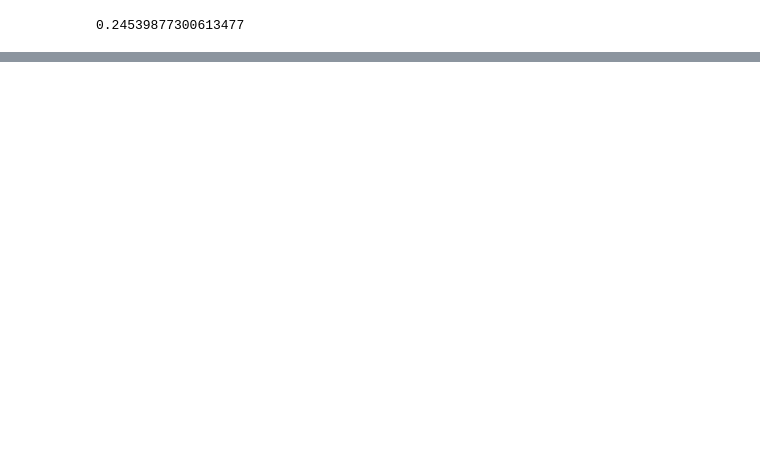
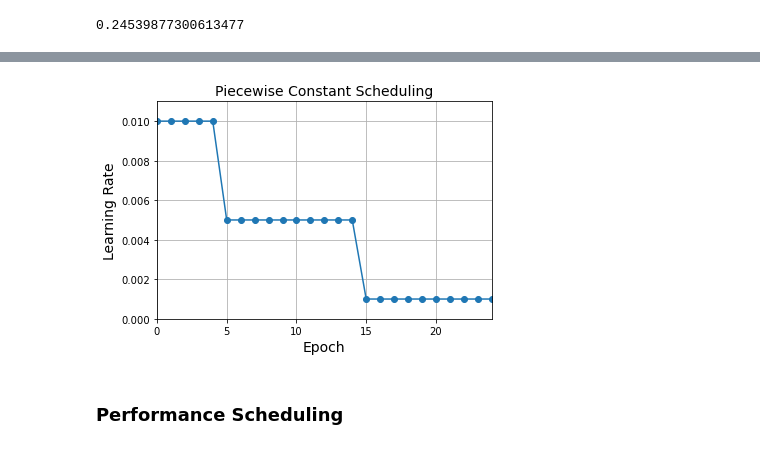
Before and after one commit to FaustoJuarez/Data-Science-Journey, a Jupyter notebook: Training Deep Neural Networks.ipynb, the cells around one changed output, grey strips where cells are left out. Drawn from its saved outputs; the diff is of its cells as text; code cells hidden in the pictures; blank space fills up the shorter version.

```diff
--- a/Training Deep Neural Networks.ipynb
+++ b/Training Deep Neural Networks.ipynb
@@ -529,0 +1183,29 @@ model_B_on_A.evaluate(X_test_B, y_test_B)
+# %%
+def piecewise_constant_fn(epoch):
+    if epoch < 5:
+        return 0.01
+    elif epoch < 15:
+        return 0.005
+    else:
+        return 0.001
+# %%
+def piecewise_constant(boundaries, values):
+    boundaries = np.array([0] + boundaries)
+    values = np.array(values)
+    def piecewise_constant_fn(epoch):
+        return values[(boundaries > epoch).argmax() - 1]
+    return piecewise_constant_fn
+
+piecewise_constant_fn = piecewise_constant([5, 15], [0.01, 0.005, 0.001])
+# %%
+n_epochs = 25
+
+lr_scheduler = tf.keras.callbacks.LearningRateScheduler(piecewise_constant_fn)
+
+model = build_model()
+optimizer = tf.keras.optimizers.Nadam(learning_rate=lr0)
+model.compile(loss="sparse_categorical_crossentropy", optimizer=optimizer,
+              metrics=["accuracy"])
+history = model.fit(X_train, y_train, epochs=n_epochs,
+                    validation_data=(X_valid, y_valid),
+                    callbacks=[lr_scheduler])
@@ -529,0 +1230,12 @@ model_B_on_A.evaluate(X_test_B, y_test_B)
+# %%
+plt.plot(history.epoch, history.history["lr"], "o-")
+plt.axis([0, n_epochs - 1, 0, 0.011])
+plt.xlabel("Epoch")
+plt.ylabel("Learning Rate")
+plt.title("Piecewise Constant Scheduling", fontsize=14)
+plt.grid(True)
+plt.show()
+# %% [output]
+[figure, added]
+# %% [markdown]
+### Performance Scheduling
```
Also changed, not shown: parts of 99 cells of this notebook, 4 other files.
